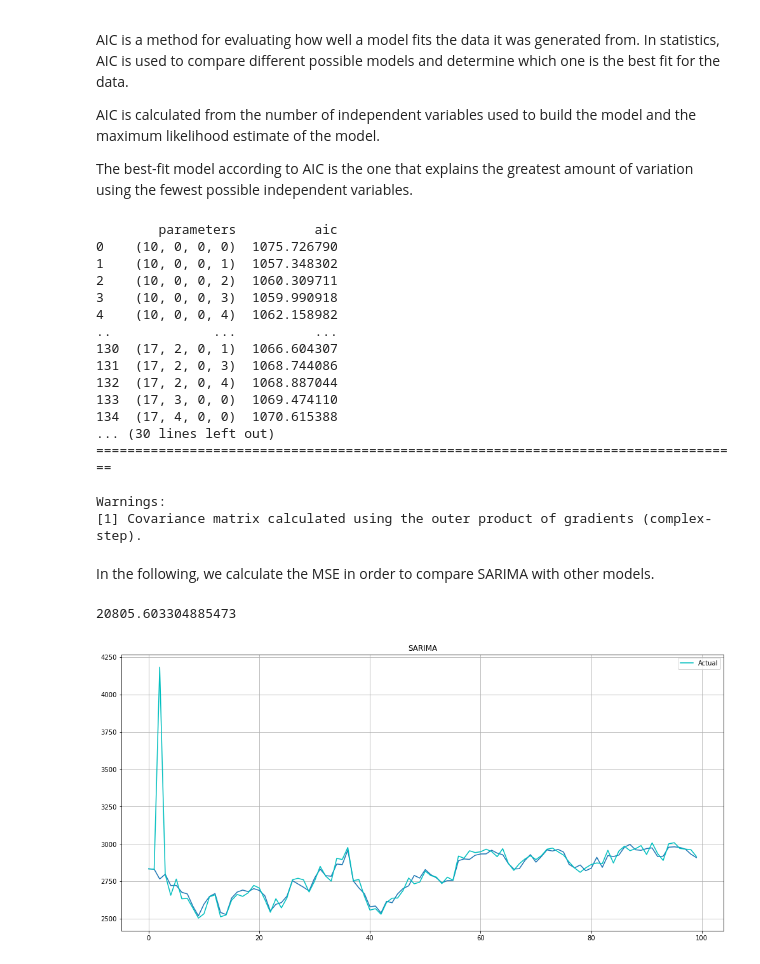
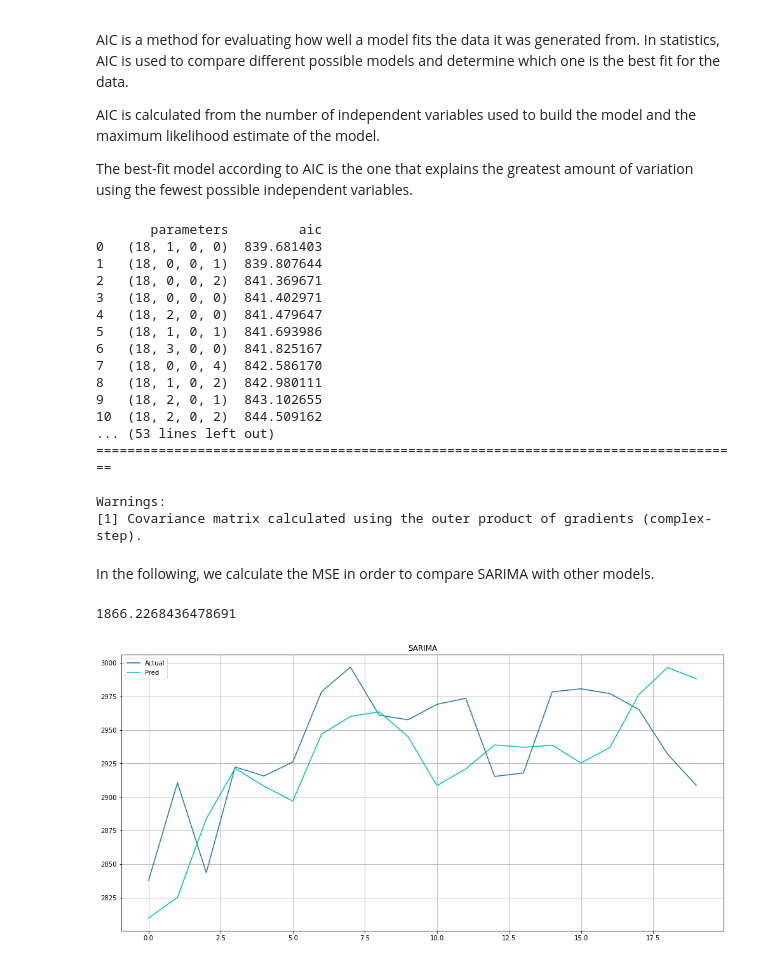
Before and after one commit to Hither1/sc5010, a Jupyter notebook: Model6.ipynb, the cells around one changed output. Drawn from its saved outputs; the diff is of its cells as text; code cells hidden in the pictures.

Commit message:
fine-tune model 6

```diff
--- a/Model6.ipynb
+++ b/Model6.ipynb
@@ -29,13 +29,13 @@ warnings.filterwarnings('ignore')
 In below, we fix the parameters $d, D, s$
 # %%
 #Set initial values and some bounds
-ps = range(10, 18)
+ps = range(18, 19)
 d = 1
-qs = range(0, 5)
+qs = range(0, 7)
 Ps = range(0, 5)
 D = 1
 Qs = range(0, 5)
-s = 3
+s = 5
 
 #Create a list with all possible combinations of parameters
 parameters = product(ps, qs, Ps, Qs)
@@ -66,7 +66,7 @@ def optimize_SARIMA(parameters_list, d, D, s):
     best_aic = float('inf')
 
     for param in tqdm_notebook(parameters_list):
-        try: model = sm.tsa.statespace.SARIMAX(GOOGL['4. close'], order=(param[0], d, param[1]),
+        try: model = sm.tsa.statespace.SARIMAX(GOOGL['4. close'][:80], order=(param[0], d, param[1]),
                                                seasonal_order=(param[2], D, param[3], s)).fit(disp=-1)
         except:
             continue
@@ -82,7 +82,8 @@ def optimize_SARIMA(parameters_list, d, D, s):
 
     result_table = pd.DataFrame(results)
     result_table.columns = ['parameters', 'aic']
-#I deleted a few lines here from the original codes so error does not occur when running
+    #Sort in ascending order, lower AIC is better
+    result_table = result_table.sort_values(by='aic', ascending=True).reset_index(drop=True)
 
     return result_table
 
@@ -92,24 +93,24 @@ result_table = optimize_SARIMA(parameters_list, d, D, s)
 print(result_table)
 p, q, P, Q = result_table.parameters[0]
 
-best_model = sm.tsa.statespace.SARIMAX(GOOGL['4. close'], order=(p, d, q),
+best_model = sm.tsa.statespace.SARIMAX(GOOGL['4. close'][:80], order=(p, d, q),
                                        seasonal_order=(P, D, Q, s)).fit(disp=-1)
 
 print(best_model.summary())
 # %% [output]
-        parameters          aic
-0    (10, 0, 0, 0)  1075.726790
-1    (10, 0, 0, 1)  1057.348302
-2    (10, 0, 0, 2)  1060.309711
-3    (10, 0, 0, 3)  1059.990918
-4    (10, 0, 0, 4)  1062.158982
-..             ...          ...
-130  (17, 2, 0, 1)  1066.604307
-131  (17, 2, 0, 3)  1068.744086
-132  (17, 2, 0, 4)  1068.887044
-133  (17, 3, 0, 0)  1069.474110
-134  (17, 4, 0, 0)  1070.615388
-... (30 lines left out)
+       parameters         aic
+0   (18, 1, 0, 0)  839.681403
+1   (18, 0, 0, 1)  839.807644
+2   (18, 0, 0, 2)  841.369671
+3   (18, 0, 0, 0)  841.402971
+4   (18, 2, 0, 0)  841.479647
+5   (18, 1, 0, 1)  841.693986
+6   (18, 3, 0, 0)  841.825167
+7   (18, 0, 0, 4)  842.586170
+8   (18, 1, 0, 2)  842.980111
+9   (18, 2, 0, 1)  843.102655
+10  (18, 2, 0, 2)  844.509162
+... (53 lines left out)
 ===================================================================================
 
 Warnings:
@@ -119,20 +120,20 @@ In the following, we calculate the MSE in order to compare SARIMA with other mod
 # %%
 from sklearn.metrics import mean_squared_error
 mean_squared_error(
-    best_model.predict(start=1, end=100),
-    GOOGL['4. close'][-100:])
+    best_model.predict(start=81, end=100),
+    GOOGL['4. close'][-20:])
 # %% [output]
-20805.603304885473
+1866.2268436478691
 # %%
 import matplotlib.pyplot as plt
 def plot(series_true, series_pred):
     plt.figure(figsize=(17, 8))
-    plt.plot(series_true)
-    plt.plot(series_pred.values, "c", label = "Actual")
+    plt.plot(series_true.values, label = "Actual")
+    plt.plot(series_pred.values, "c", label = "Pred")
     plt.legend(loc="best")
     plt.axis('tight')
     plt.title("SARIMA")
     plt.grid(True);
-plot(GOOGL['4. close'], best_model.predict(start=1, end=100))
+plot(GOOGL['4. close'][-20:], best_model.predict(start=81, end=100))
 # %% [output]
-[figure, old version]
+[figure, new version]
```
Also changed, not shown: parts of 2 cells of this notebook.
